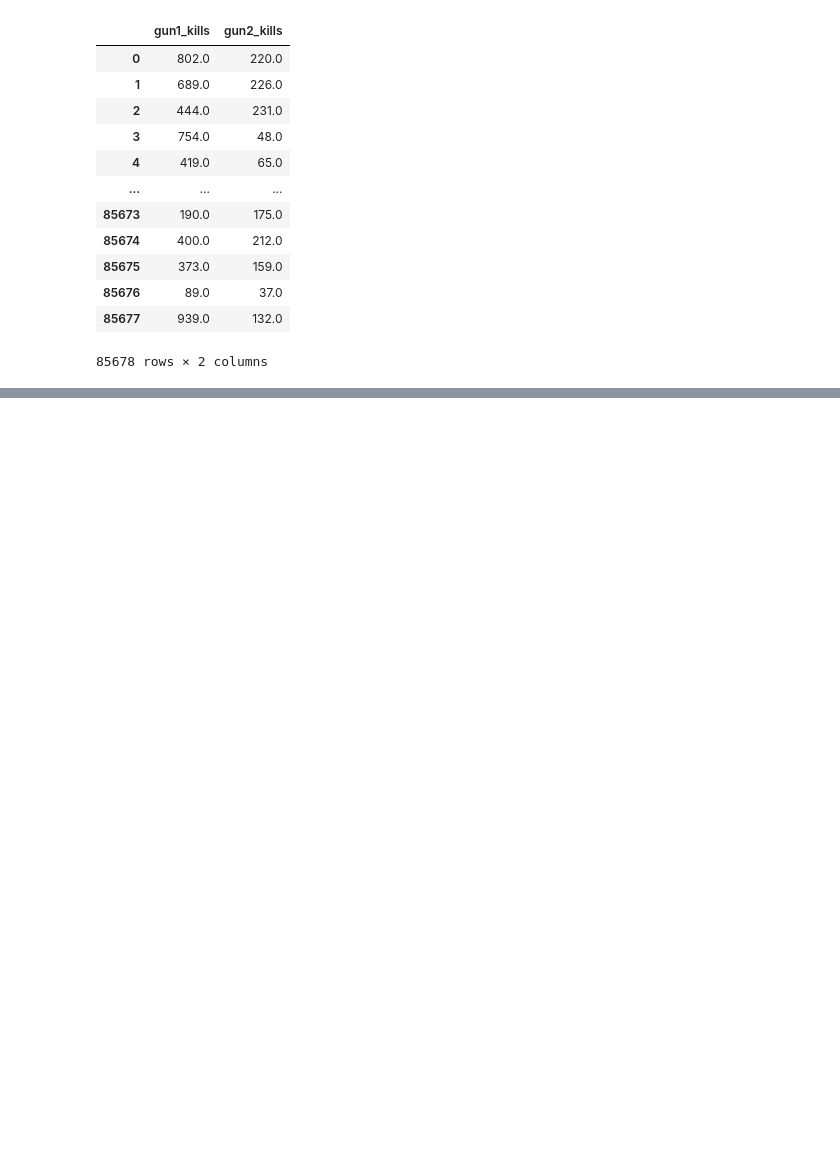
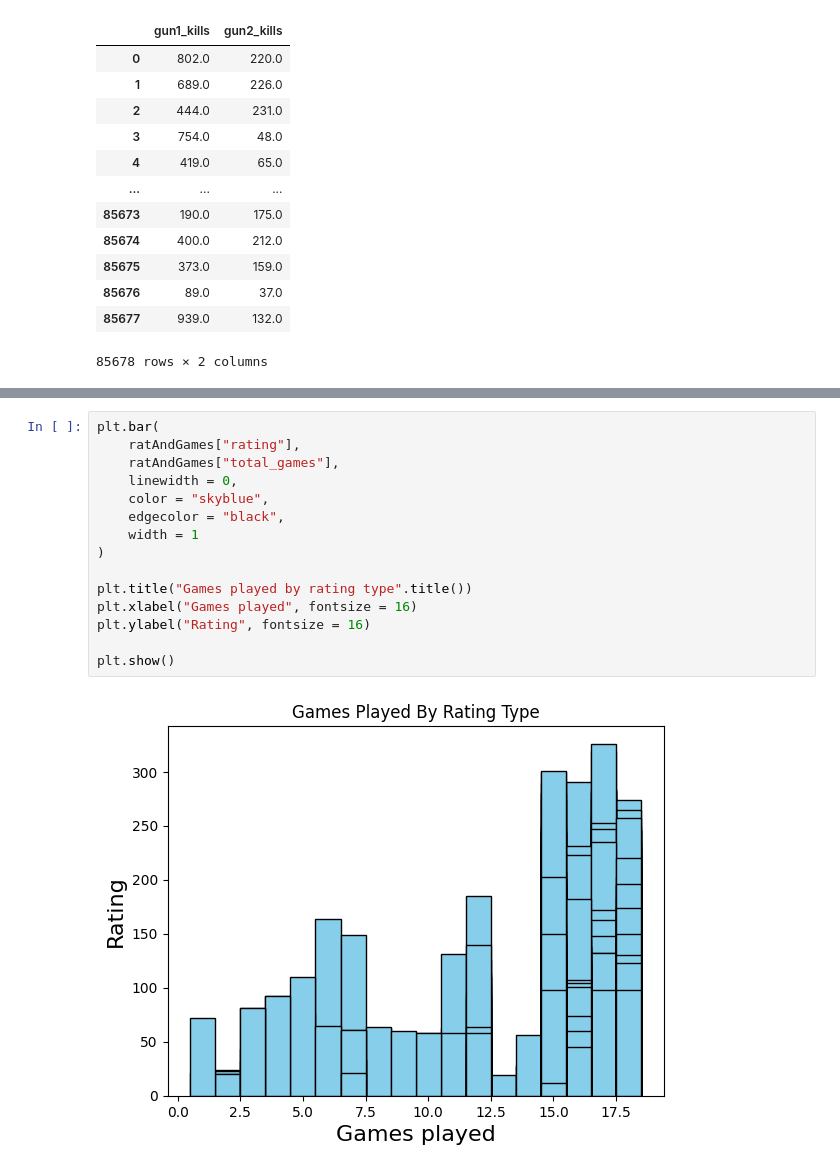
Before and after one commit to jhskrt/valorant-analytis, a Jupyter notebook: analytis.ipynb, the cells around one changed output, grey strips where cells are left out. Drawn from its saved outputs; the diff is of its cells as text; blank space fills up the shorter version.

```diff
--- a/analytis.ipynb
+++ b/analytis.ipynb
@@ -81,0 +151,17 @@ plt.show()
+# %%
+plt.bar(
+    ratAndGames["rating"],
+    ratAndGames["total_games"],
+    linewidth = 0,
+    color = "skyblue",
+    edgecolor = "black",
+    width = 1
+)
+
+plt.title("Games played by rating type".title())
+plt.xlabel("Games played", fontsize = 16)
+plt.ylabel("Rating", fontsize = 16)
+
+plt.show()
+# %% [output]
+[figure, added]
```
Also changed, not shown: parts of 9 cells of this notebook.
